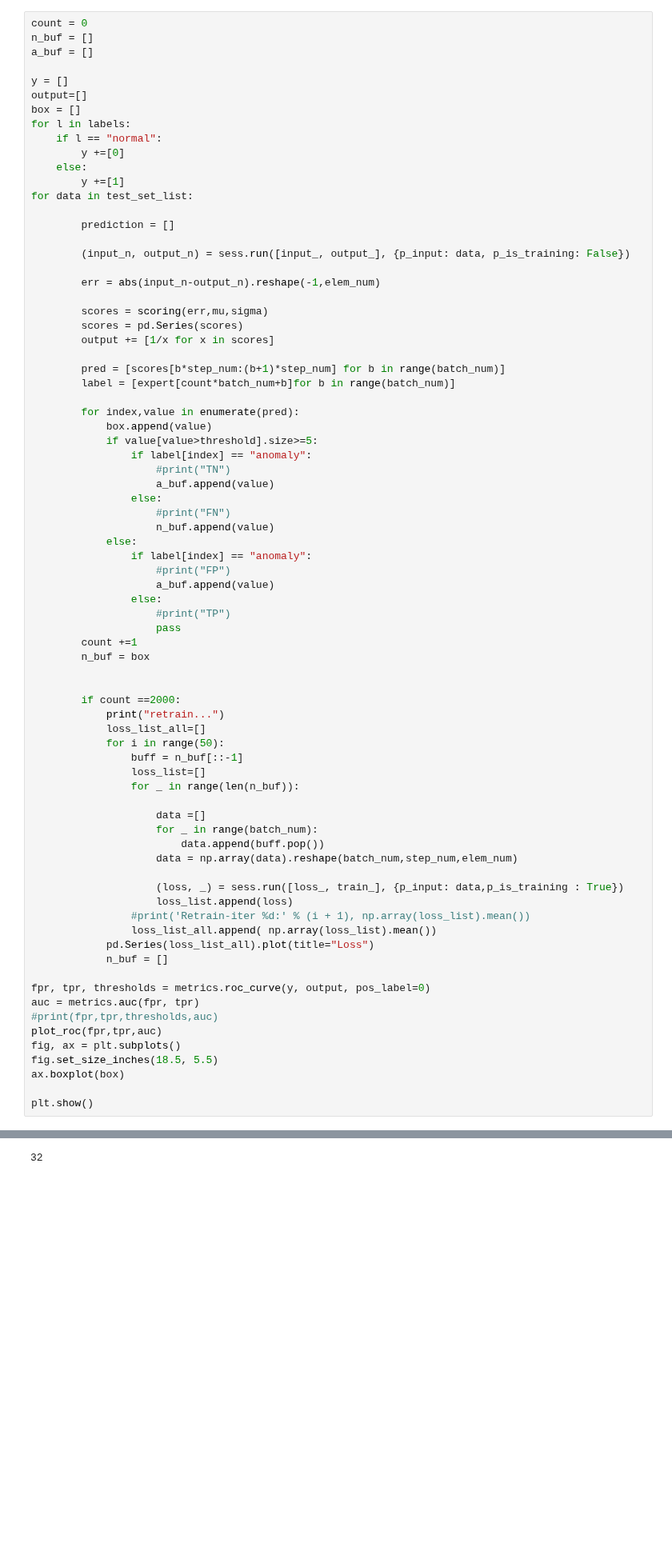
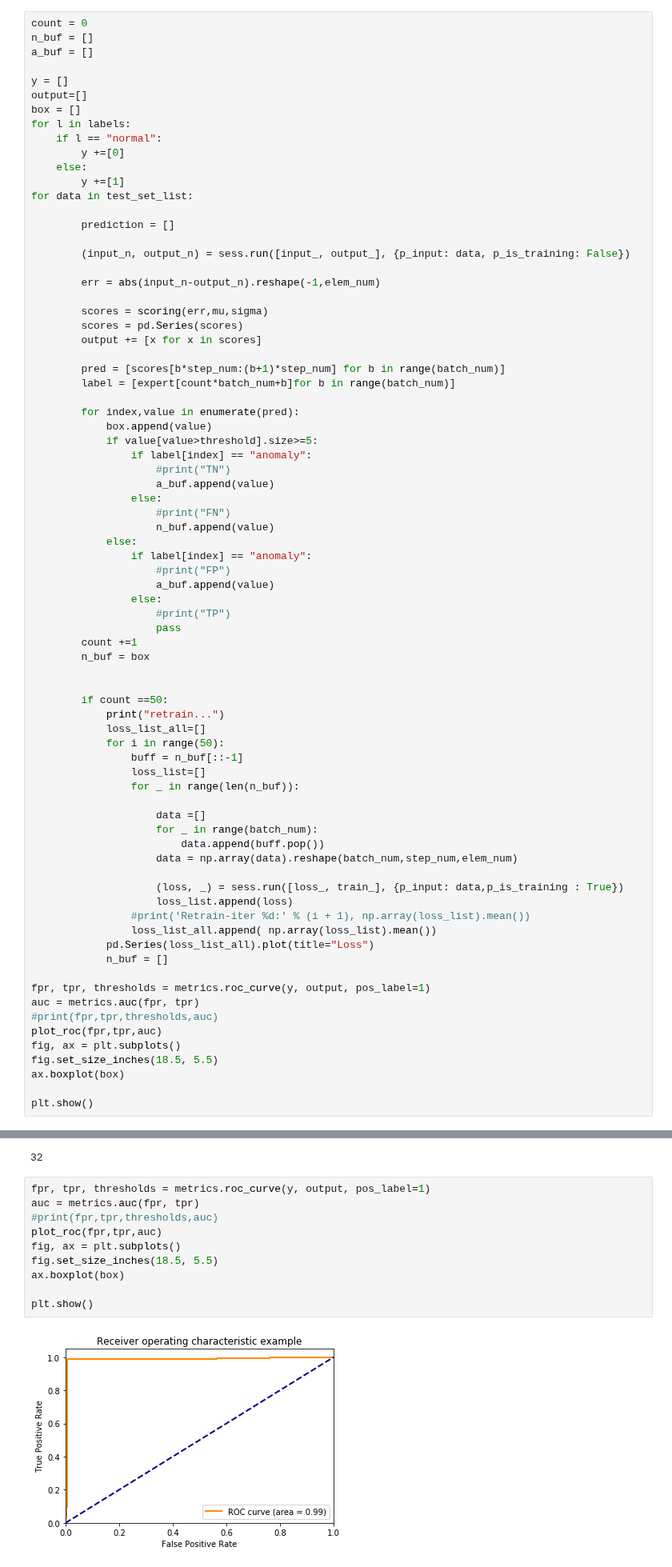
Before and after one commit to binli826/LSTM-Autoencoders, a Jupyter notebook: src/Experiments/Online_smtp.ipynb, the cells around one changed output, grey strips where cells are left out. Shown at 80% size. Saved outputs shown, nothing was run; the diff lists cells and outputs as text; blank space fills up the shorter version.

```diff
--- a/src/Experiments/Online_smtp.ipynb
+++ b/src/Experiments/Online_smtp.ipynb
@@ -148,7 +149,7 @@ for data in test_set_list:
 
         scores = scoring(err,mu,sigma)
         scores = pd.Series(scores)
-        output += [1/x for x in scores]
+        output += [x for x in scores]
 
         pred = [scores[b*step_num:(b+1)*step_num] for b in range(batch_num)]
         label = [expert[count*batch_num+b]for b in range(batch_num)]
@@ -173,7 +174,7 @@ for data in test_set_list:
         n_buf = box
 
 
-        if count ==2000:
+        if count ==50:
             print("retrain...")
             loss_list_all=[]
             for i in range(50):
@@ -193,7 +194,7 @@ for data in test_set_list:
             pd.Series(loss_list_all).plot(title="Loss")
             n_buf = []
 
-fpr, tpr, thresholds = metrics.roc_curve(y, output, pos_label=0)
+fpr, tpr, thresholds = metrics.roc_curve(y, output, pos_label=1)
 auc = metrics.auc(fpr, tpr)
 #print(fpr,tpr,thresholds,auc)
 plot_roc(fpr,tpr,auc)
@@ -209,3 +210,15 @@ plt.show()
 len([47, 60, 81, 118, 119, 120, 236, 261, 299, 319, 320, 321, 360, 400, 422, 484, 503, 566, 567, 568, 569, 571, 589, 590, 591, 597, 659, 699, 700, 701, 740, 741])
 # %% [output]
 32
+# %%
+fpr, tpr, thresholds = metrics.roc_curve(y, output, pos_label=1)
+auc = metrics.auc(fpr, tpr)
+#print(fpr,tpr,thresholds,auc)
+plot_roc(fpr,tpr,auc)
+fig, ax = plt.subplots()
+fig.set_size_inches(18.5, 5.5)
+ax.boxplot(box)
+
+plt.show()
+# %% [output]
+[figure, added]
```
Also changed, not shown: parts of 3 cells of this notebook, 3 other files.
